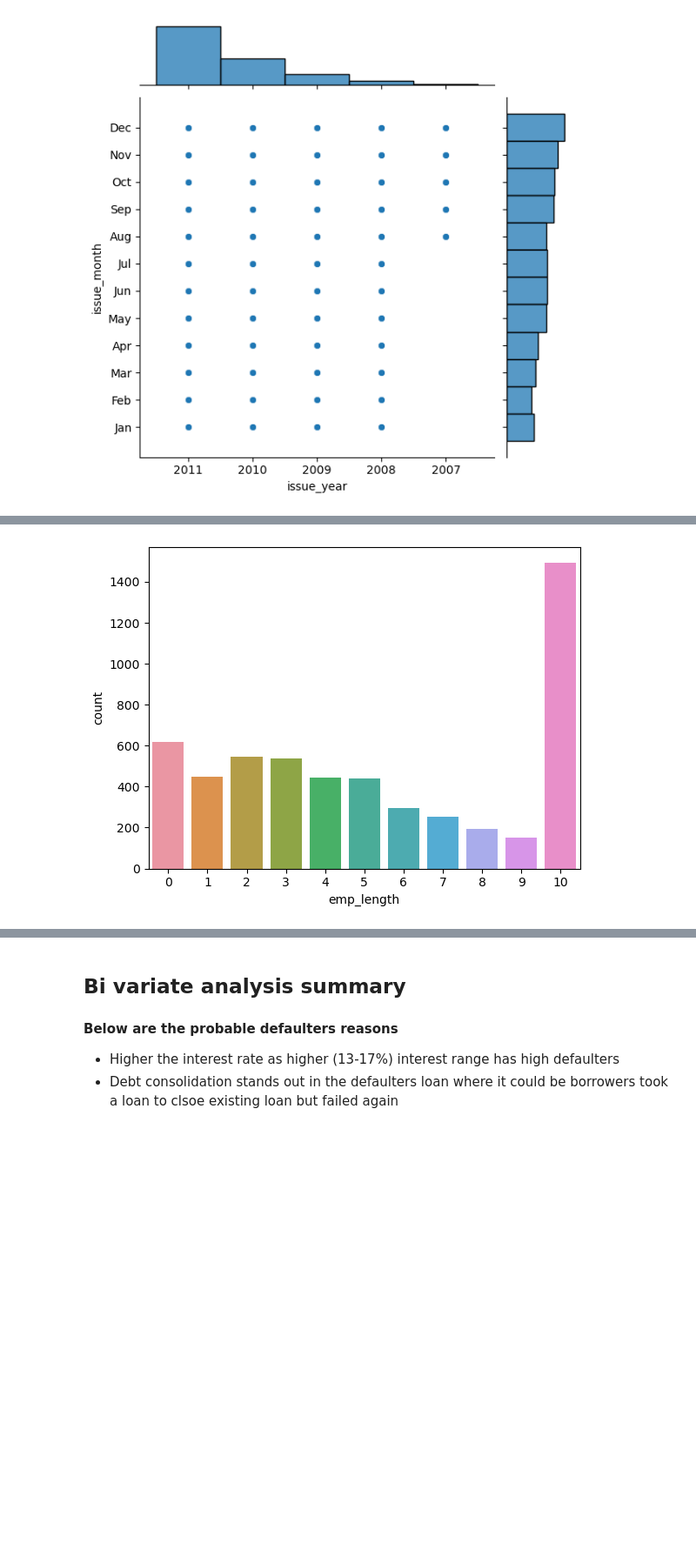
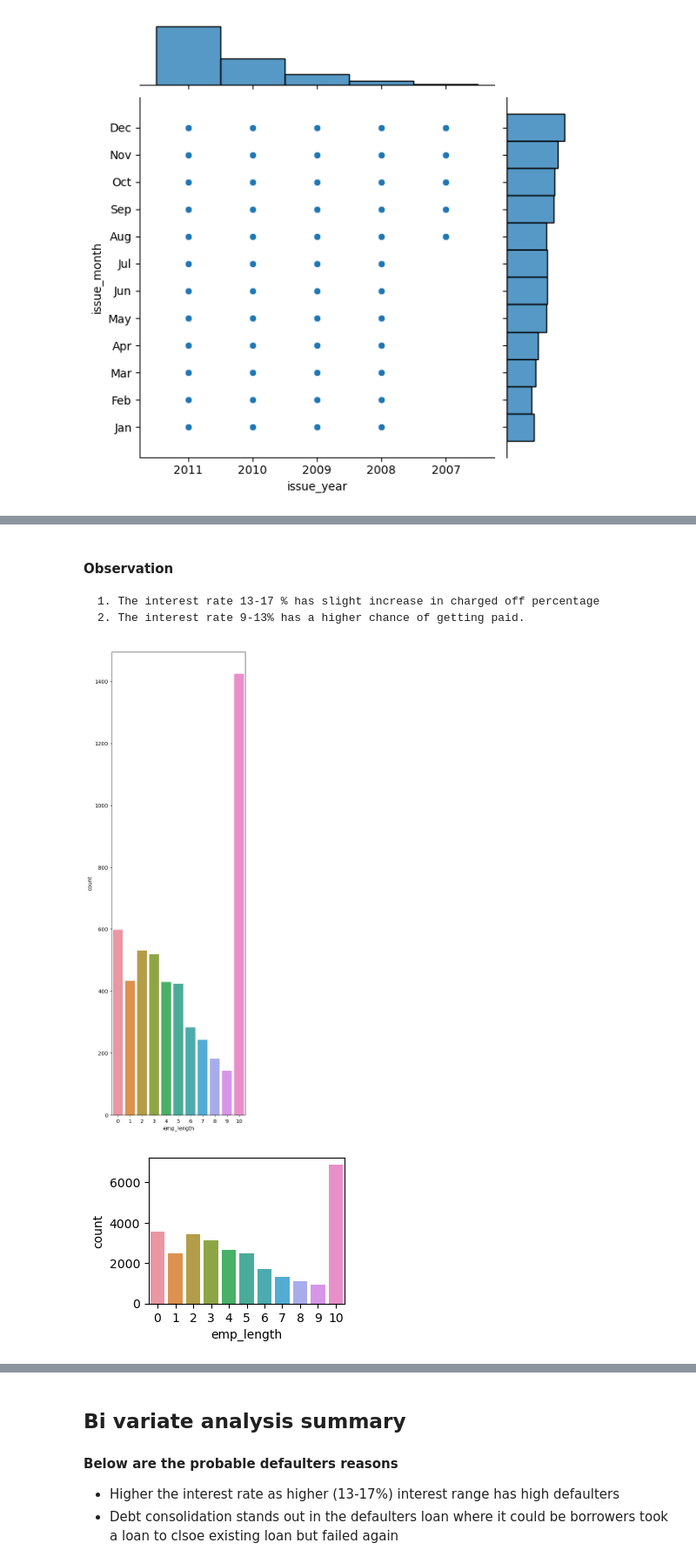
Before and after one commit to bharathsanjai/lending-club-case-study, a Jupyter notebook: bharathveer_ks.ipynb, the cells around one changed output, grey strips where cells are left out. Shown at 87% size. Drawn from its saved outputs; the diff is of its cells as text; code cells hidden in the pictures; blank space fills up the shorter version.

```diff
--- a/bharathveer_ks.ipynb
+++ b/bharathveer_ks.ipynb
@@ -699,8 +712,18 @@ plt.show()
+# %% [markdown]
+#### Observation
+    1. The interest rate 13-17 % has slight increase in charged off percentage
+    2. The interest rate 9-13% has a higher chance of getting paid.
 # %%
+plt.figure(figsize=(10,))
+plt.subplot(221)
 sns.countplot(x='emp_length', data=loan[loan.loan_status == 'Charged Off'])
 plt.show()
+plt.subplot(222)
+sns.countplot(x='emp_length', data=loan[loan.loan_status == 'Fully Paid'])
+plt.show()
 # %% [output]
-[figure, old version]
+[figure, new version]
+[figure, added]
 # %%
 annual_inc_crosstab = pd.crosstab(index=loan["loan_status"],
                           columns=loan["annual_inc_groups"])
```
Also changed, not shown: parts of 31 cells of this notebook.
